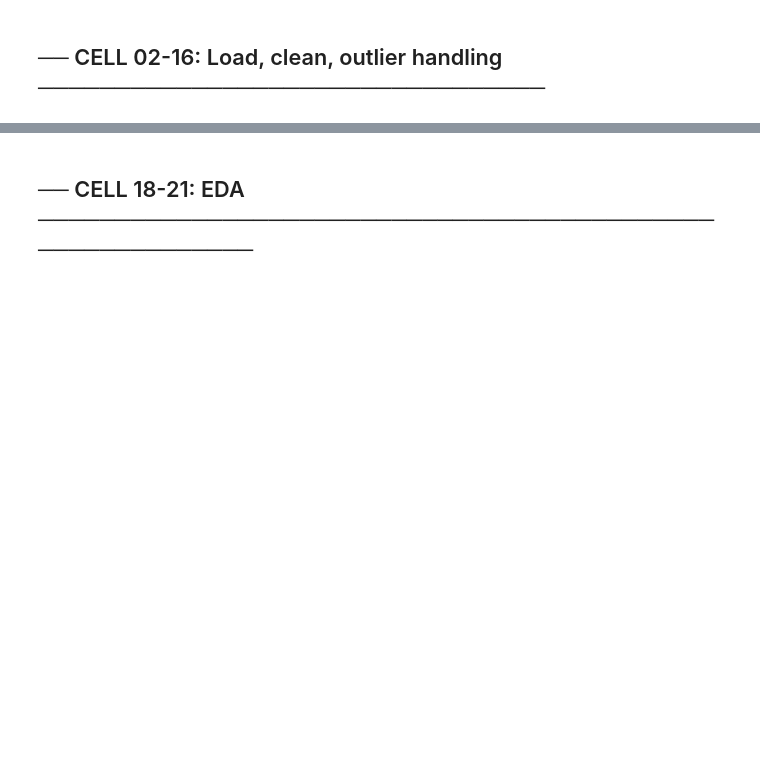
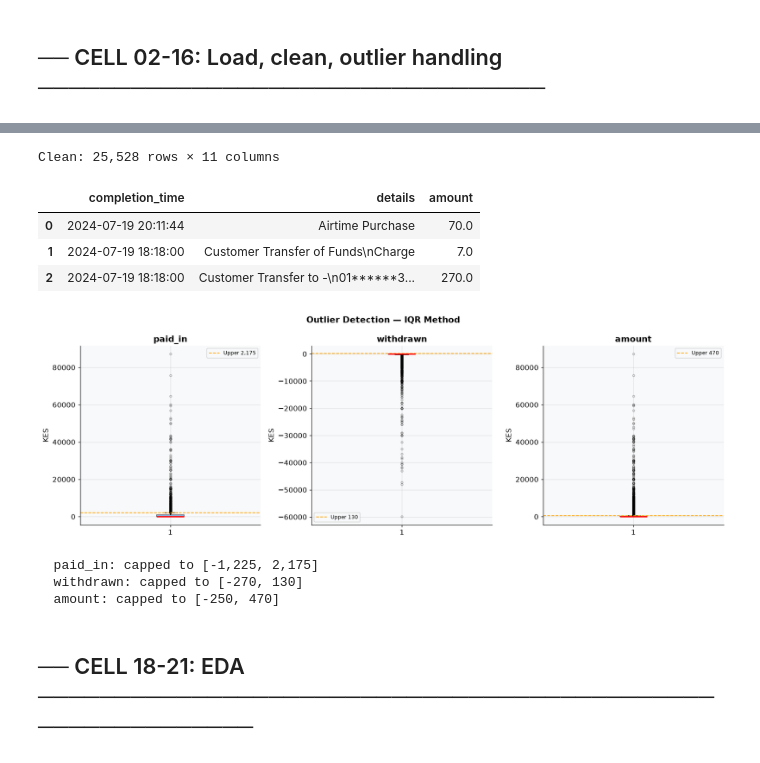
Before and after one commit to xiaann622/fintec, a Jupyter notebook: fintech/Fintech_Final__3_updated.ipynb, the cells around one changed output, grey strips where cells are left out. Cells and saved outputs as stored; diff of their text form; code cells hidden in the pictures; blank space fills up the shorter version.

```diff
--- a/fintech/Fintech_Final__3_updated.ipynb
+++ b/fintech/Fintech_Final__3_updated.ipynb
@@ -203,5 +237,5 @@ print("numpy:", numpy.__version__)
 # %%
-df_raw = pd.read_excel('/content/Transacts.xlsx')
+df_raw = pd.read_excel(r"C:\Users\robot\Projects\demo10\mpesa-system\fintech\Transacts.xlsx")
 
 df = df_raw.copy()
 df.columns = (df.columns.str.strip().str.lower()
@@ -236,33 +270,43 @@ print(f"Clean: {df.shape[0]:,} rows × {df.shape[1]} columns")
 display(df[['completion_time', 'details', 'amount']].head(3))
 
 def iqr_bounds(s):
     Q1, Q3 = s.quantile(0.25), s.quantile(0.75)
     IQR = Q3 - Q1
     return Q1 - 1.5 * IQR, Q3 + 1.5 * IQR
 
 numeric_cols = [c for c in ['paid_in', 'withdrawn', 'amount'] if c in df.columns]
 
 fig, axes = plt.subplots(1, len(numeric_cols), figsize=(5 * len(numeric_cols), 5))
 axes = [axes] if len(numeric_cols) == 1 else axes
 for ax, col in zip(axes, numeric_cols):
     data = df[col].dropna()
     lo, hi = iqr_bounds(data)
     ax.boxplot(data, patch_artist=True,
                boxprops=dict(facecolor='#4C8BE0', alpha=0.6),
                medianprops=dict(color='red', linewidth=2),
                flierprops=dict(marker='o', color='#E24B4A', alpha=0.3, markersize=3))
     ax.axhline(hi, color='orange', linestyle='--', linewidth=1.2, label=f'Upper {hi:,.0f}')
     ax.set_title(col, fontweight='bold'); ax.set_ylabel('KES'); ax.legend(fontsize=8)
 fig.suptitle('Outlier Detection — IQR Method', fontsize=13, fontweight='bold')
 plt.tight_layout(); plt.show()
 
 for col in numeric_cols:
     lo, hi = iqr_bounds(df[col].dropna())
     df[col] = df[col].clip(lower=lo, upper=hi)
     print(f"  {col}: capped to [{lo:,.0f}, {hi:,.0f}]")
 
 if 'paid_in' in df.columns and 'withdrawn' in df.columns:
     df['amount'] = df['paid_in'].fillna(0) - df['withdrawn'].fillna(0)
+# %% [output]
+Clean: 25,528 rows × 11 columns
+|  | completion_time | details | amount |
+| 0 | 2024-07-19 20:11:44 | Airtime Purchase | 70.0 |
+| 1 | 2024-07-19 18:18:00 | Customer Transfer of Funds\nCharge | 7.0 |
+| 2 | 2024-07-19 18:18:00 | Customer Transfer to -\n01******3... | 270.0 |
+[figure, added]
+  paid_in: capped to [-1,225, 2,175]
+  withdrawn: capped to [-270, 130]
+  amount: capped to [-250, 470]
 # %% [markdown]
 ## ── CELL 18-21: EDA ──────────────────────────────────────────────────────────
 # %%
```
Also changed, not shown: parts of 20 cells of this notebook, 6 other files.
